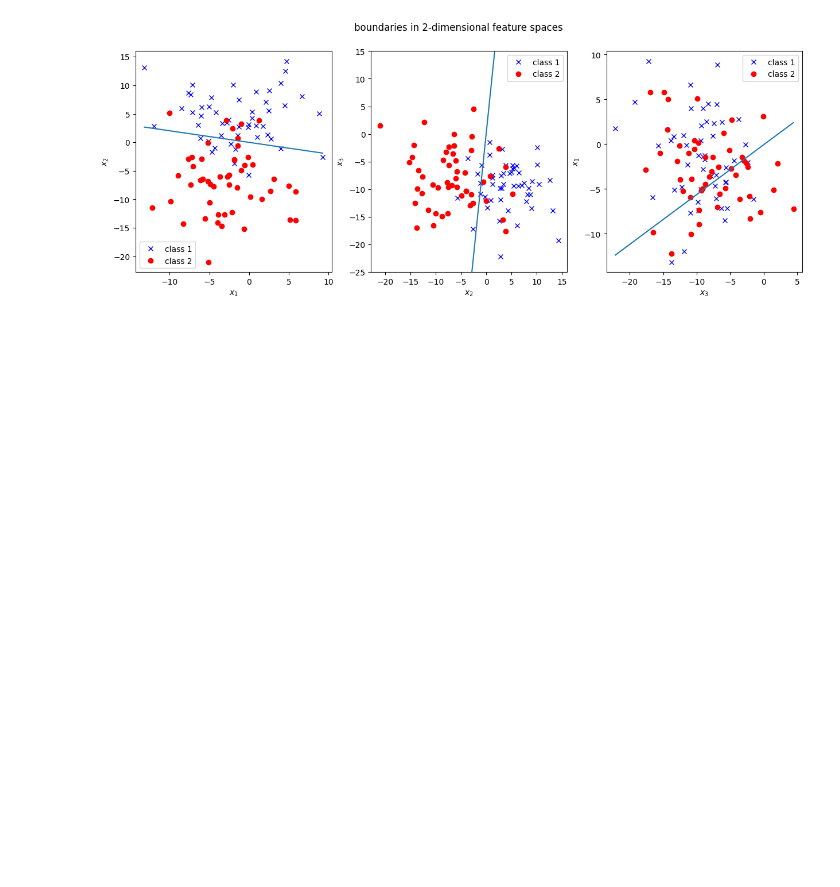
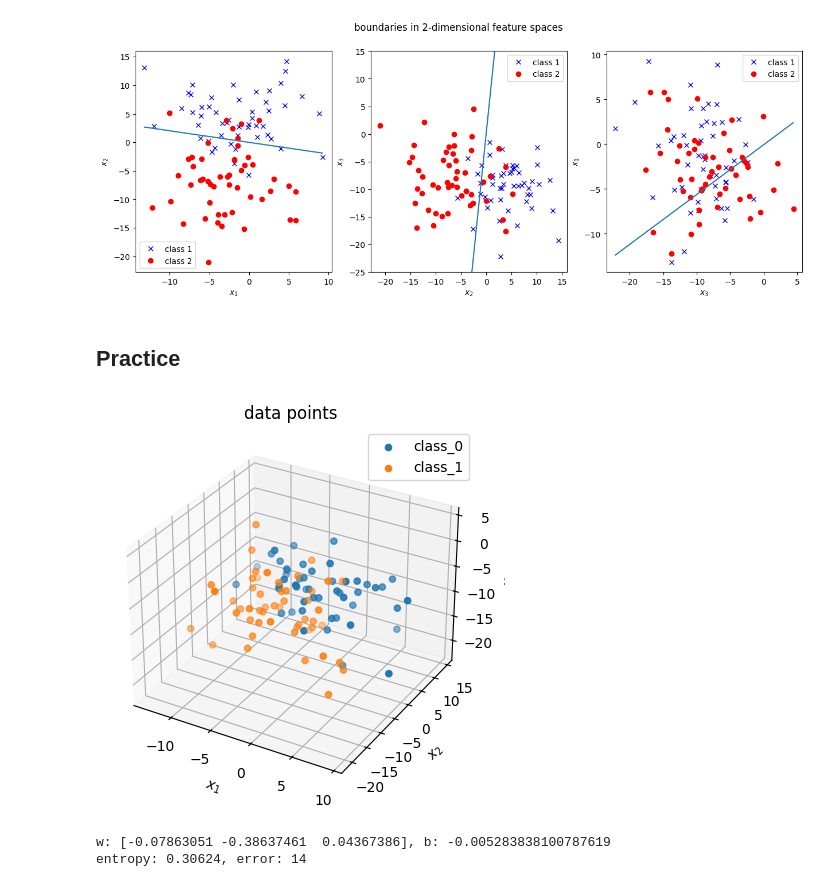
Before and after one commit to woonyee28/SC4001-Neural-Network-and-Deep-Learning, a Jupyter notebook: 2 - Regression and classification/t2q3.ipynb, the cells around one changed output. Cells and saved outputs as stored; diff of their text form; code cells hidden in the pictures; blank space fills up the shorter version.

```diff
--- a/2 - Regression and classification/t2q3.ipynb
+++ b/2 - Regression and classification/t2q3.ipynb
@@ -202,3 +202,72 @@ ax3.legend()
 plt.show()
 # %% [output]
 [figure]
+# %% [markdown]
+## Practice
+# %%
+import torch
+import torch.nn as nn
+from sklearn.datasets import make_blobs
+import matplotlib.pyplot as plt
+import numpy as np
+
+no_epochs = 100
+lr = 0.01
+seed = 10
+np.random.seed(seed)
+
+X, Y = make_blobs(n_samples=100, n_features=3, centers=2, cluster_std=5.0, random_state=1)
+
+plt.figure(1)
+ax = plt.axes(projection = '3d')
+ax.scatter(X[Y==0,0], X[Y==0, 1], X[Y==0,2], 'b^', label="class_0")
+ax.scatter(X[Y==1,0], X[Y==1, 1], X[Y==1,2], 'ro', label="class_1")
+ax.set_xlabel('$x_1$')
+ax.set_ylabel('$x_2$')
+ax.set_zlabel('$x_3$')
+ax.set_title('data points')
+ax.legend()
+plt.show()
+# %% [output]
+[figure, added]
+# %%
+class Logistic():
+    def __init__(self):
+        self.w = torch.tensor(0.05 * np.random.rand(3), dtype=torch.double, requires_grad=True)
+        self.b = torch.tensor(.0, dtype=torch.double, requires_grad=True)
+    def __call__(self, x):
+        y = torch.matmul(torch.tensor(x), self.w) + self.b
+        logit = torch.sigmoid(y)
+        return logit
+
+loss = nn.BCELoss()
+
+def train(model, input, y, lr):
+    logits = model(input)
+    _loss = loss(logits, torch.tensor(y, dtype=torch.double))
+    err = torch.sum(torch.not_equal(logits > 0.5, torch.tensor(y)))
+
+    _loss.backward()
+
+    with torch.no_grad():
+        model.w -= lr * model.w.grad
+        model.b -= lr * model.b.grad
+
+    model.w.grad = None
+    model.b.grad = None
+
+    return _loss, err
+
+model = Logistic()
+entropy, err = [], []
+
+for epoch in range(100):
+    _entropy, _err = train(model, X, Y, lr)
+    entropy.append(_entropy.detach().numpy())
+    err.append(_err.detach().numpy())
+
+print('w: %s, b: %s'%(model.w.detach().numpy(), model.b.detach().numpy()))
+print('entropy: %2.5f, error: %d'%(entropy[-1], err[-1]))
+# %% [output]
+w: [-0.07863051 -0.38637461  0.04367386], b: -0.005283838100787619
+entropy: 0.30624, error: 14
```
Also changed, not shown: parts of 2 cells of this notebook.
